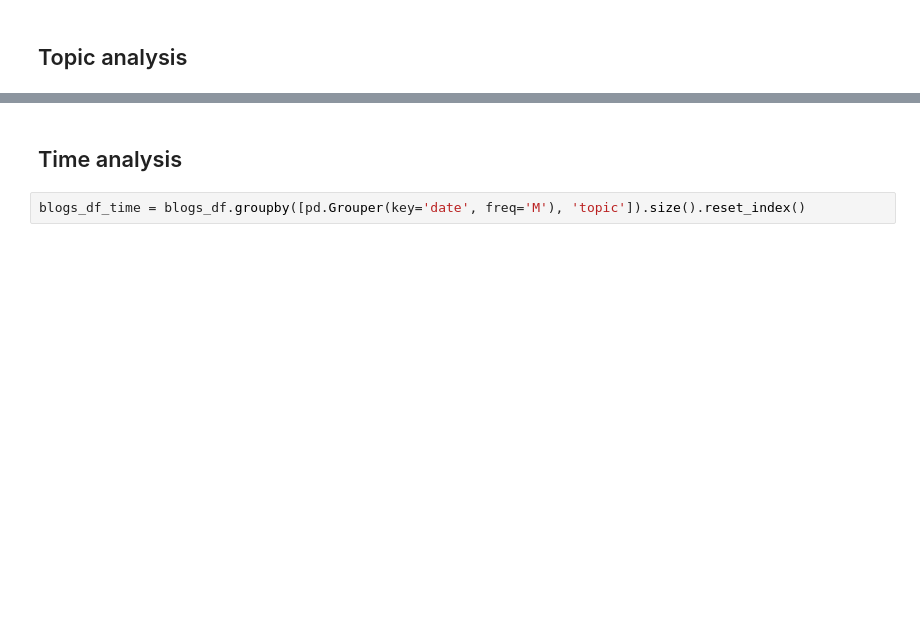
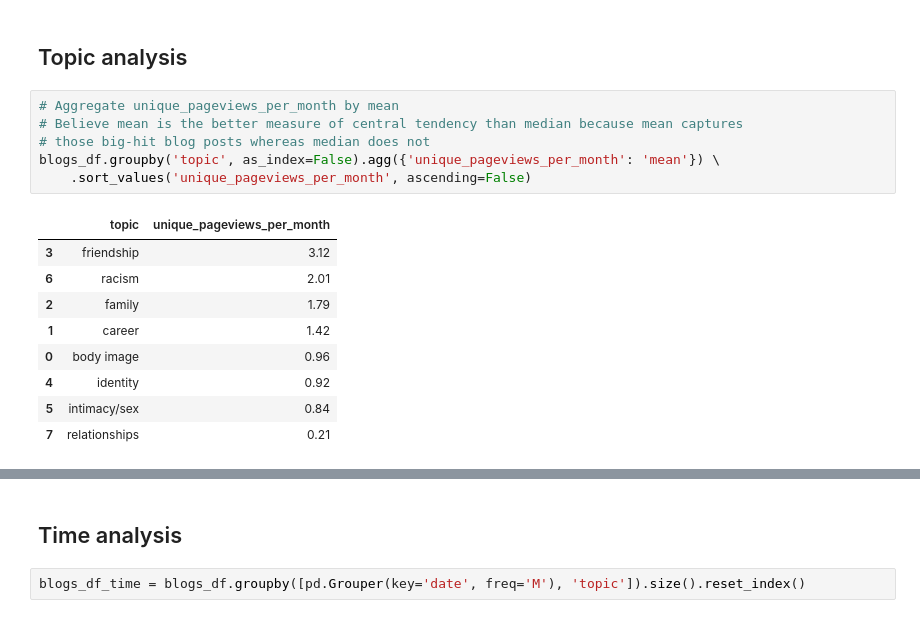
Before and after one commit to binh748/queer-asian-stories, a Jupyter notebook: notebooks/nlp_analysis.ipynb, the cells around one changed output, grey strips where cells are left out. Cells and saved outputs as stored; diff of their text form; blank space fills up the shorter version.

```diff
--- a/notebooks/nlp_analysis.ipynb
+++ b/notebooks/nlp_analysis.ipynb
@@ -55,3 +55,19 @@ blogs_df.shape
 # %% [markdown]
 ## Topic analysis ##
+# %%
+# Aggregate unique_pageviews_per_month by mean
+# Believe mean is the better measure of central tendency than median because mean captures
+# those big-hit blog posts whereas median does not
+blogs_df.groupby('topic', as_index=False).agg({'unique_pageviews_per_month': 'mean'}) \
+    .sort_values('unique_pageviews_per_month', ascending=False)
+# %% [output]
+|  | topic | unique_pageviews_per_month |
+| 3 | friendship | 3.12 |
+| 6 | racism | 2.01 |
+| 2 | family | 1.79 |
+| 1 | career | 1.42 |
+| 0 | body image | 0.96 |
+| 4 | identity | 0.92 |
+| 5 | intimacy/sex | 0.84 |
+| 7 | relationships | 0.21 |
 # %%
```
Also changed, not shown: parts of 42 cells of this notebook, 3 other files.
